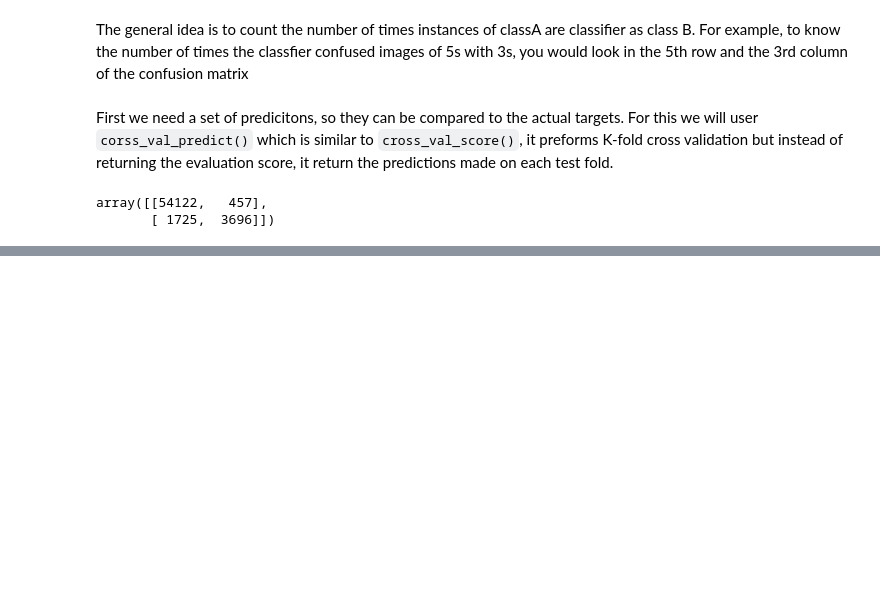
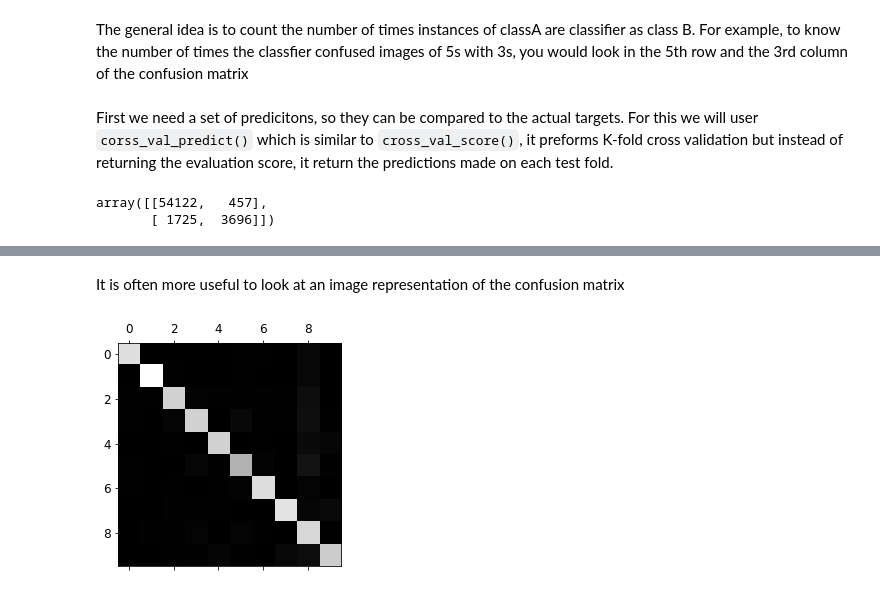
Before and after one commit to knarfamlap/Machine-Learning-Examples, a Jupyter notebook: mnist/main.ipynb, the cells around one changed output, grey strips where cells are left out. Cells and saved outputs as stored; diff of their text form; code cells hidden in the pictures; blank space fills up the shorter version.

```diff
--- a/mnist/main.ipynb
+++ b/mnist/main.ipynb
@@ -182,0 +285,6 @@ array([[54122,   457],
+# %%
+from sklearn.multiclass import OneVsOneClassifier
+
+ovo_clf = OneVsOneClassifier(SGDClassifier(random_state=42))
+ovo_clf.fit(X_train, y_train)
+ovo_clf.predict([some_digit])
@@ -182,0 +299,7 @@ array([[54122,   457],
+# %%
+from sklearn.ensemble import RandomForestClassifier
+
+forest_clf = RandomForestClassifier(n_estimators=10, random_state=42)
+
+forest_clf.fit(X_train, y_train)
+forest_clf.predict([some_digit])
@@ -182,0 +324,5 @@ array([[54122,   457],
+# %%
+from sklearn.preprocessing import StandardScaler
+scaler = StandardScaler()
+X_train_scaled = scaler.fit_transform(X_train.astype(np.float64))
+cross_val_score(sgd_clf, X_train_scaled, y_train, cv=3, scoring="accuracy")
@@ -182,0 +333,4 @@ array([[54122,   457],
+# %%
+y_train_pred = cross_val_predict(sgd_clf, X_train_scaled, y_train, cv=3)
+conf_mx = confusion_matrix(y_train, y_train_pred)
+conf_mx
@@ -182,0 +348,7 @@ array([[54122,   457],
+# %% [markdown]
+It is often more useful to look at an image representation of the confusion matrix
+# %%
+plt.matshow(conf_mx, cmap=plt.cm.gray)
+plt.show()
+# %% [output]
+[figure, added]
```
Also changed, not shown: parts of 39 cells of this notebook.
